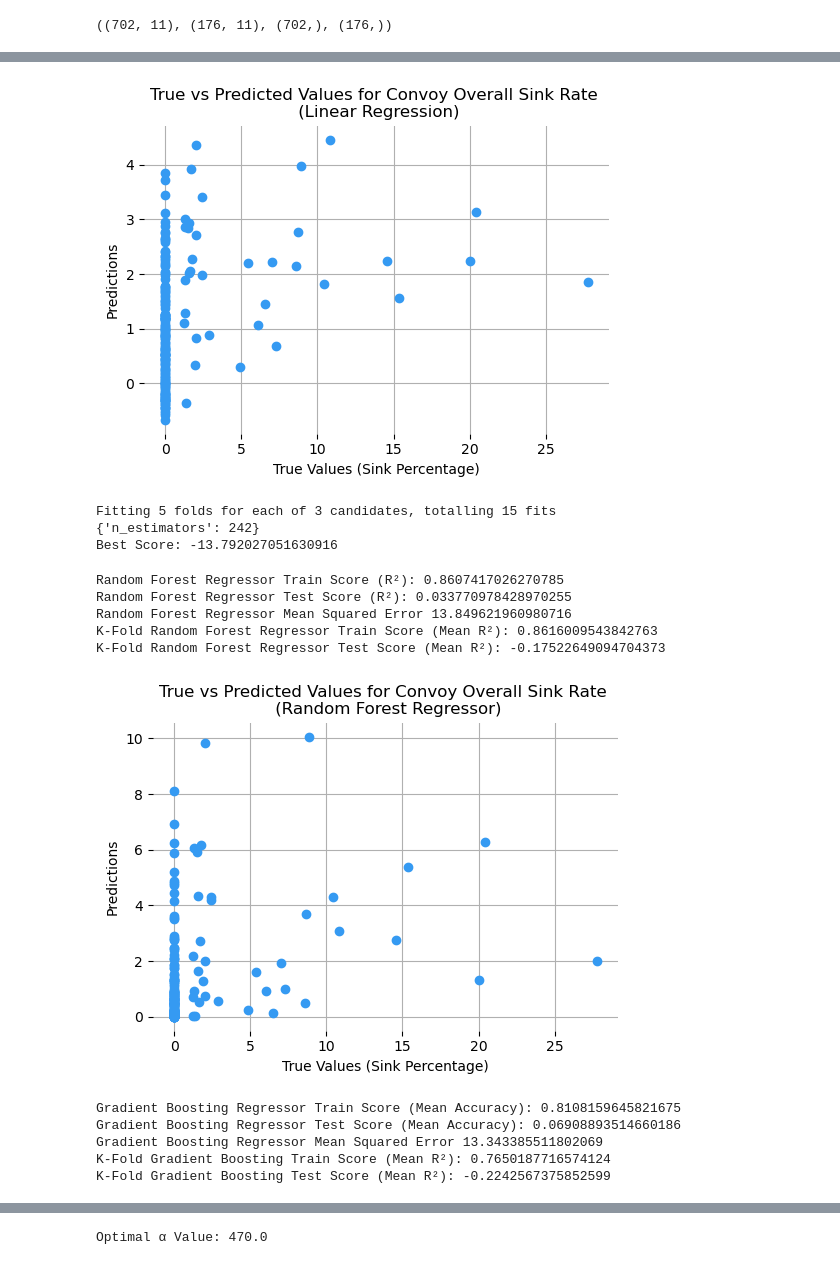
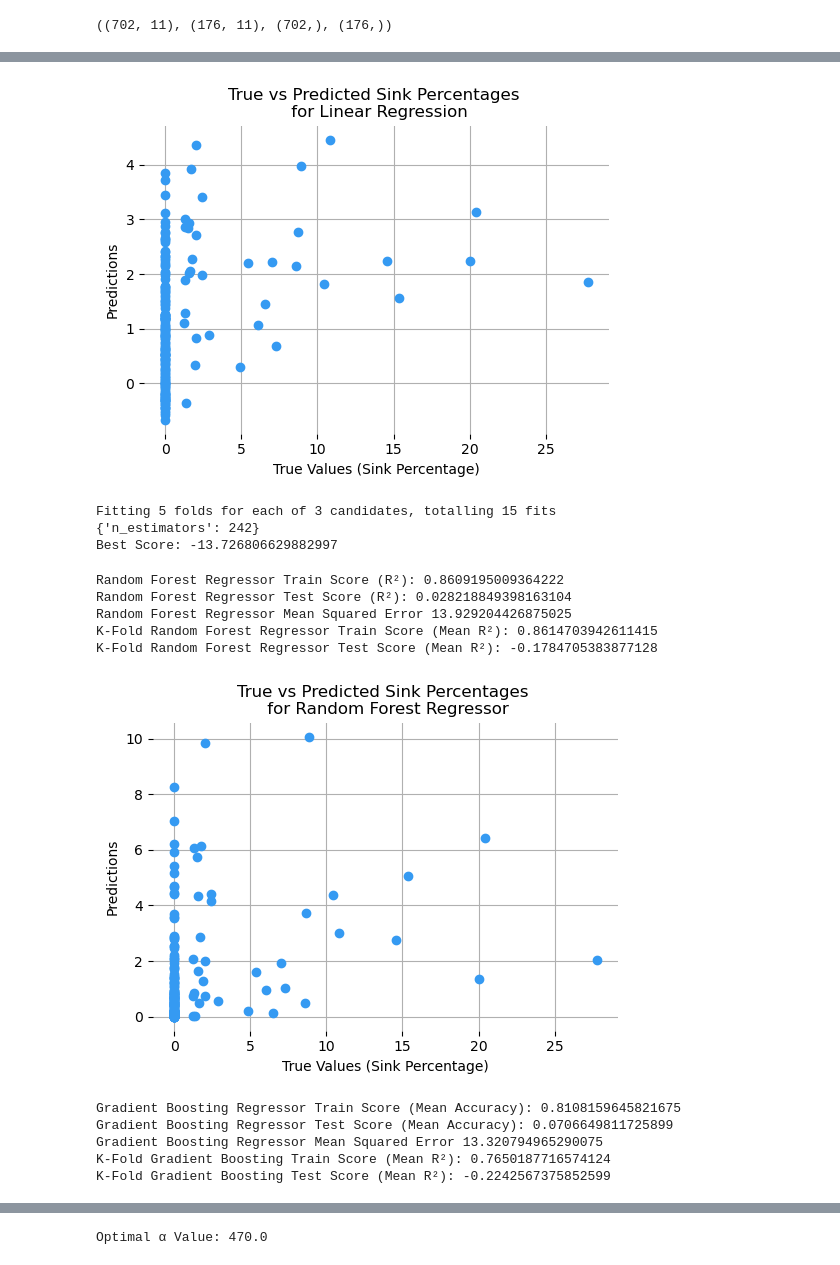
Before and after one commit to MAP9900/Convoy-Predictor-Project, a Jupyter notebook: notebooks/exploration/Regression_Test_2.ipynb, the cells around one changed output, grey strips where cells are left out. Cells and saved outputs as stored; diff of their text form; code cells hidden in the pictures.

Commit message:
Re-Run Regression_Test_2
Created new Plots

```diff
--- a/notebooks/exploration/Regression_Test_2.ipynb
+++ b/notebooks/exploration/Regression_Test_2.ipynb
@@ -24,7 +27,7 @@ Prevoius efforts to build a model to predict ship sink percentages have proved u
 # %%
 #Complied data of convoys
 #Routes examined are HX, SC, OB, ON, ONS
-df = pd.read_csv('Complete_Convoy_Data.csv')
+df = pd.read_csv('/Users/matthewplambeck/Desktop/Convoy Predictor/data/processed/Complete_Convoy_Data.csv')
 df = df.drop(columns=['Unnamed: 0'])
 df.shape
 df.head(3)
@@ -156,13 +157,13 @@ plt.figure(figsize=(6,4))
 plt.scatter(ytest, y_predict, color='#359af2', zorder=3)
 plt.xlabel('True Values (Sink Percentage)')
 plt.ylabel('Predictions')
-plt.title('True vs Predicted Values for Convoy Overall Sink Rate \n (Linear Regression)')
+plt.title('True vs Predicted Sink Percentages \n for Linear Regression')
 for spine in plt.gca().spines.values():
     spine.set_visible(False)
 plt.grid()
-plt.savefig('L_R_T_P.png')
+plt.savefig('/Users/matthewplambeck/Desktop/Convoy Predictor/Plots/LinReg_TP.png')
 # %% [output]
-[figure, old version]
+[figure, new version]
 # %%
 #Cross-validation for optimal n_estimators for use in Random Forest Regressor
 param_grid = {'n_estimators': [241, 242, 243]}
@@ -176,7 +177,7 @@ print('Best Score:', best_score)
 # %% [output]
 Fitting 5 folds for each of 3 candidates, totalling 15 fits
 {'n_estimators': 242}
-Best Score: -13.792027051630916
+Best Score: -13.726806629882997
 # %%
 #Random Forest Regressor
 Ran_Forest_Model = RandomForestRegressor(n_estimators=242, random_state=1945) #n_estimators has been optimized using cross-validation
@@ -190,24 +191,24 @@ train_scores, test_scores = K_Fold(Ran_Forest_Model, X, y, 10, )
 print('K-Fold Random Forest Regressor Train Score (Mean R\u00b2):', np.mean(train_scores))
 print('K-Fold Random Forest Regressor Test Score (Mean R\u00b2):',np.mean(test_scores))
 # %% [output]
-Random Forest Regressor Train Score (R²): 0.8607417026270785
-Random Forest Regressor Test Score (R²): 0.033770978428970255
-Random Forest Regressor Mean Squared Error 13.849621960980716
-K-Fold Random Forest Regressor Train Score (Mean R²): 0.8616009543842763
-K-Fold Random Forest Regressor Test Score (Mean R²): -0.17522649094704373
+Random Forest Regressor Train Score (R²): 0.8609195009364222
+Random Forest Regressor Test Score (R²): 0.028218849398163104
+Random Forest Regressor Mean Squared Error 13.929204426875025
+K-Fold Random Forest Regressor Train Score (Mean R²): 0.8614703942611415
+K-Fold Random Forest Regressor Test Score (Mean R²): -0.1784705383877128
 # %%
 #Examining True vs Predicted Sink Rates for the Random Forest Regressor model
 plt.figure(figsize=(6,4))
 plt.scatter(ytest, ypredict, color='#359af2', zorder=3)
 plt.xlabel('True Values (Sink Percentage)')
 plt.ylabel('Predictions')
-plt.title('True vs Predicted Values for Convoy Overall Sink Rate \n (Random Forest Regressor)')
+plt.title('True vs Predicted Sink Percentages \n for Random Forest Regressor')
 for spine in plt.gca().spines.values():
     spine.set_visible(False)
 plt.grid()
-plt.savefig('R_F_R_T_P.png')
+plt.savefig('/Users/matthewplambeck/Desktop/Convoy Predictor/Plots/RanFor_TP.png')
 # %% [output]
-[figure, old version]
+[figure, new version]
 # %%
 #Gradient Boosting Regressor
 GB_model = GradientBoostingRegressor(random_state=1945)
@@ -222,8 +223,8 @@ print('K-Fold Gradient Boosting Train Score (Mean R\u00b2):', np.mean(train_scor
 print('K-Fold Gradient Boosting Test Score (Mean R\u00b2):',np.mean(test_scores))
 # %% [output]
 Gradient Boosting Regressor Train Score (Mean Accuracy): 0.8108159645821675
-Gradient Boosting Regressor Test Score (Mean Accuracy): 0.06908893514660186
-Gradient Boosting Regressor Mean Squared Error 13.343385511802069
+Gradient Boosting Regressor Test Score (Mean Accuracy): 0.0706649811725899
+Gradient Boosting Regressor Mean Squared Error 13.320794965290075
 K-Fold Gradient Boosting Train Score (Mean R²): 0.7650187716574124
 K-Fold Gradient Boosting Test Score (Mean R²): -0.2242567375852599
 # %%
```
Also changed, not shown: parts of 7 cells of this notebook, 5 other files.
